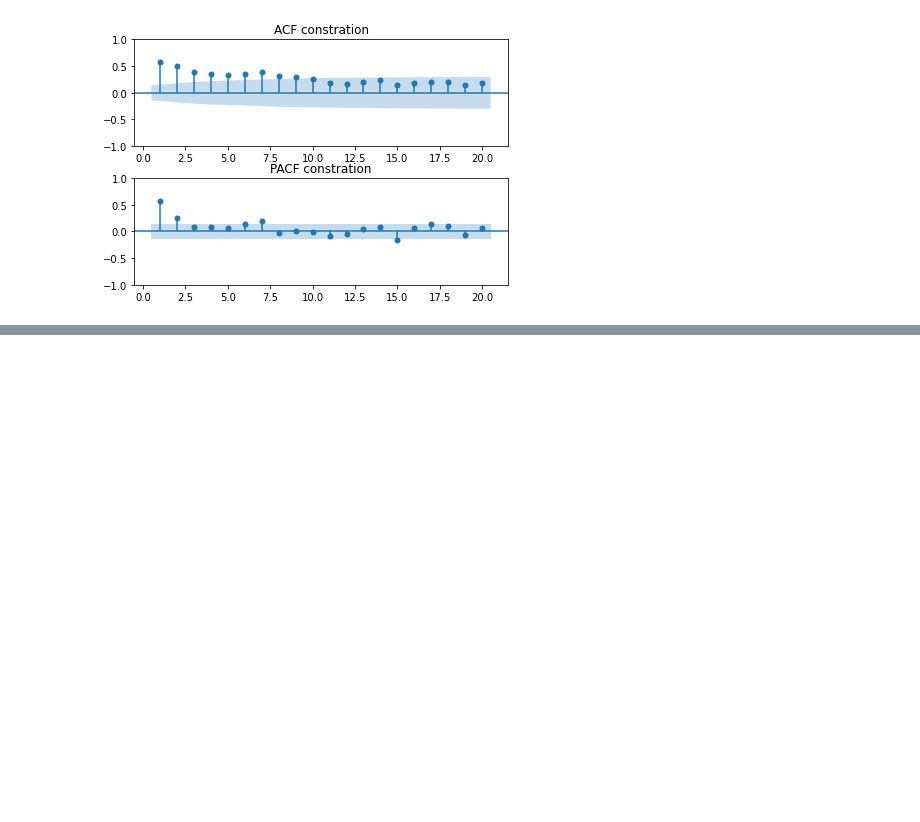
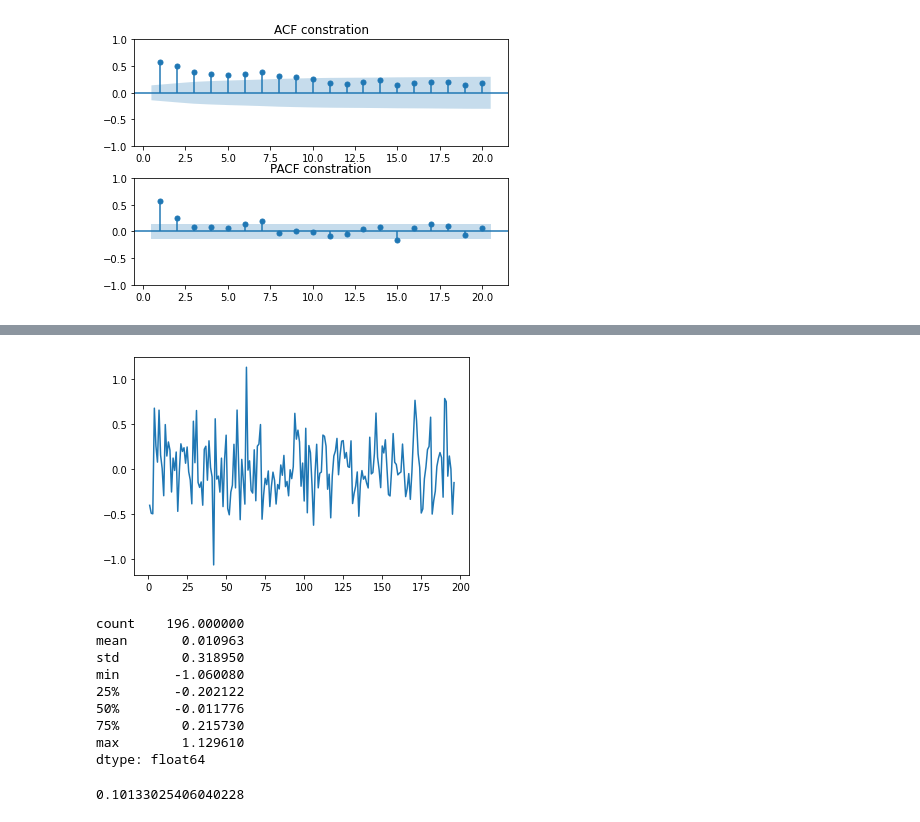
Before and after one commit to bub3690/22-2_TimeSeries, a Jupyter notebook: final_project.ipynb, the cells around one changed output, grey strips where cells are left out. Drawn from its saved outputs; the diff is of its cells as text; code cells hidden in the pictures; blank space fills up the shorter version.

```diff
--- a/final_project.ipynb
+++ b/final_project.ipynb
@@ -104,0 +137,20 @@ plt.show()
+# %%
+residuals=model_fit.resid[1:]
+residuals.plot()
+plt.show()
+print(residuals.describe())
+# %% [output]
+[figure, added]
+count    196.000000
+mean       0.010963
+std        0.318950
+min       -1.060080
+25%       -0.202122
+50%       -0.011776
+75%        0.215730
+max        1.129610
+dtype: float64
+# %%
+np.mean(np.square(residuals))
+# %% [output]
+0.10133025406040228
```
Also changed, not shown: parts of 31 cells of this notebook.
